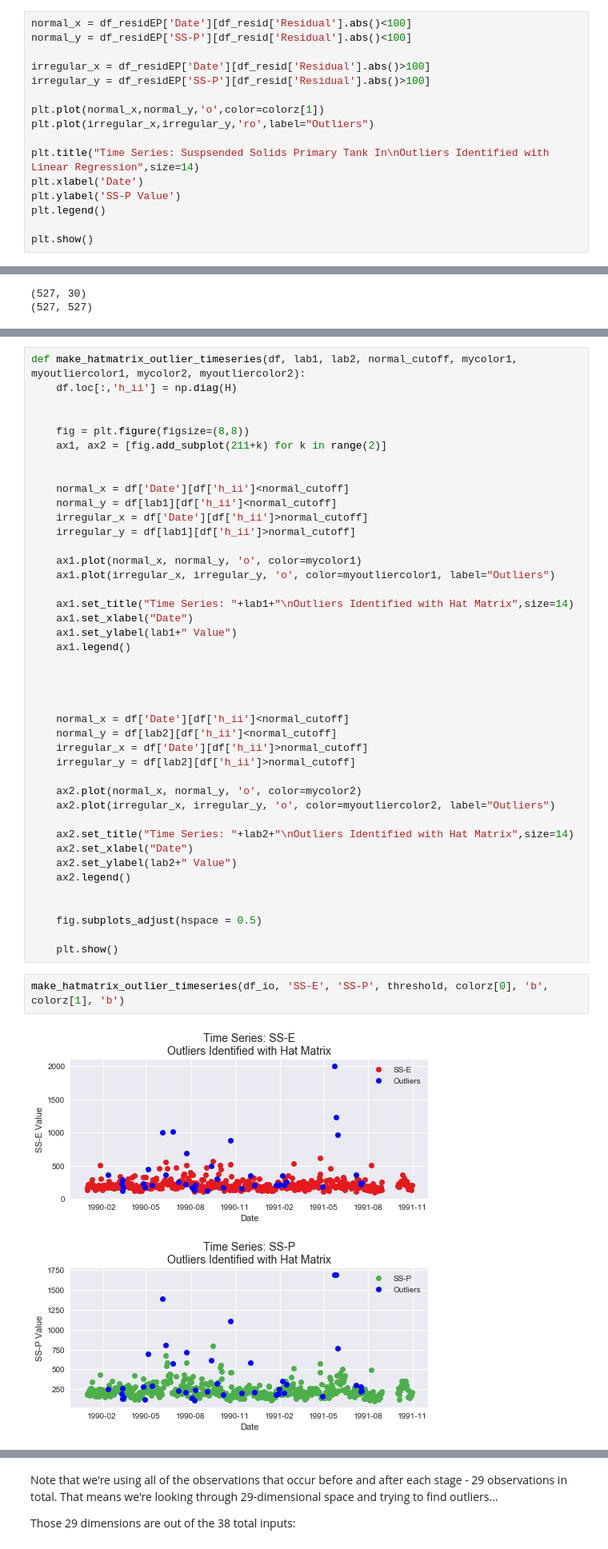
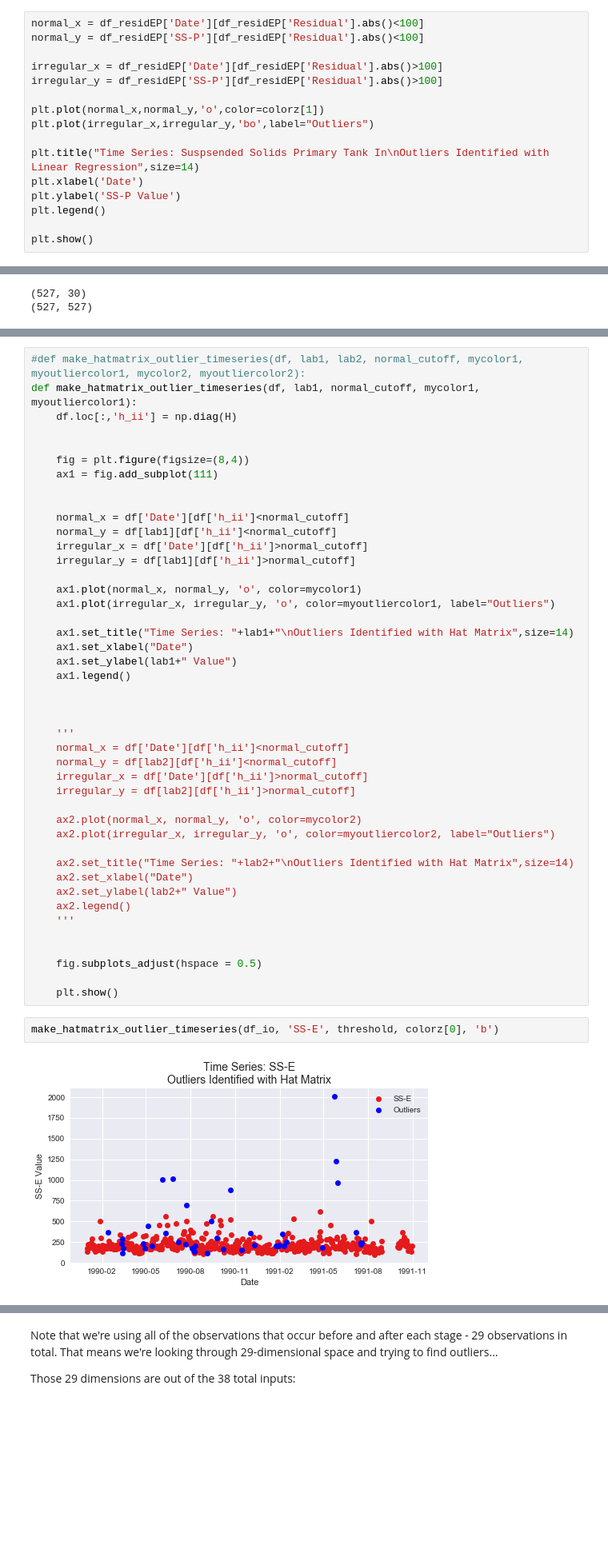
Before and after one commit to charlesreid1/circe, a Jupyter notebook: Water Treatment Plant - Inliers and Outliers.ipynb, the cells around one changed output, grey strips where cells are left out. Shown at 80% size. Cells and saved outputs as stored; diff of their text form; blank space fills up the shorter version.

```diff
--- a/Water Treatment Plant - Inliers and Outliers.ipynb
+++ b/Water Treatment Plant - Inliers and Outliers.ipynb
@@ -256,14 +300,14 @@ plt.show()
 # %% [output]
 [figure]
 # %%
-normal_x = df_residEP['Date'][df_resid['Residual'].abs()<100]
-normal_y = df_residEP['SS-P'][df_resid['Residual'].abs()<100]
+normal_x = df_residEP['Date'][df_residEP['Residual'].abs()<100]
+normal_y = df_residEP['SS-P'][df_residEP['Residual'].abs()<100]
 
-irregular_x = df_residEP['Date'][df_resid['Residual'].abs()>100]
-irregular_y = df_residEP['SS-P'][df_resid['Residual'].abs()>100]
+irregular_x = df_residEP['Date'][df_residEP['Residual'].abs()>100]
+irregular_y = df_residEP['SS-P'][df_residEP['Residual'].abs()>100]
 
 plt.plot(normal_x,normal_y,'o',color=colorz[1])
-plt.plot(irregular_x,irregular_y,'ro',label="Outliers")
+plt.plot(irregular_x,irregular_y,'bo',label="Outliers")
 
 plt.title("Time Series: Suspsended Solids Primary Tank In\nOutliers Identified with Linear Regression",size=14)
 plt.xlabel('Date')
@@ -555,10 +611,11 @@ print H.shape
 # %%
-def make_hatmatrix_outlier_timeseries(df, lab1, lab2, normal_cutoff, mycolor1, myoutliercolor1, mycolor2, myoutliercolor2):
+#def make_hatmatrix_outlier_timeseries(df, lab1, lab2, normal_cutoff, mycolor1, myoutliercolor1, mycolor2, myoutliercolor2):
+def make_hatmatrix_outlier_timeseries(df, lab1, normal_cutoff, mycolor1, myoutliercolor1):
     df.loc[:,'h_ii'] = np.diag(H)
 
 
-    fig = plt.figure(figsize=(8,8))
-    ax1, ax2 = [fig.add_subplot(211+k) for k in range(2)]
+    fig = plt.figure(figsize=(8,4))
+    ax1 = fig.add_subplot(111)
 
 
     normal_x = df['Date'][df['h_ii']<normal_cutoff]
@@ -576,7 +633,7 @@ def make_hatmatrix_outlier_timeseries(df, lab1, lab2, normal_cutoff, mycolor1, m
 
 
 
-
+    '''
     normal_x = df['Date'][df['h_ii']<normal_cutoff]
     normal_y = df[lab2][df['h_ii']<normal_cutoff]
     irregular_x = df['Date'][df['h_ii']>normal_cutoff]
@@ -589,13 +646,14 @@ def make_hatmatrix_outlier_timeseries(df, lab1, lab2, normal_cutoff, mycolor1, m
     ax2.set_xlabel("Date")
     ax2.set_ylabel(lab2+" Value")
     ax2.legend()
+    '''
 
 
     fig.subplots_adjust(hspace = 0.5)
 
     plt.show()
 # %%
-make_hatmatrix_outlier_timeseries(df_io, 'SS-E', 'SS-P', threshold, colorz[0], 'b', colorz[1], 'b')
+make_hatmatrix_outlier_timeseries(df_io, 'SS-E', threshold, colorz[0], 'b')
 # %% [output]
-[figure, old version]
+[figure, new version]
 # %%
```
Also changed, not shown: parts of 29 cells of this notebook.
